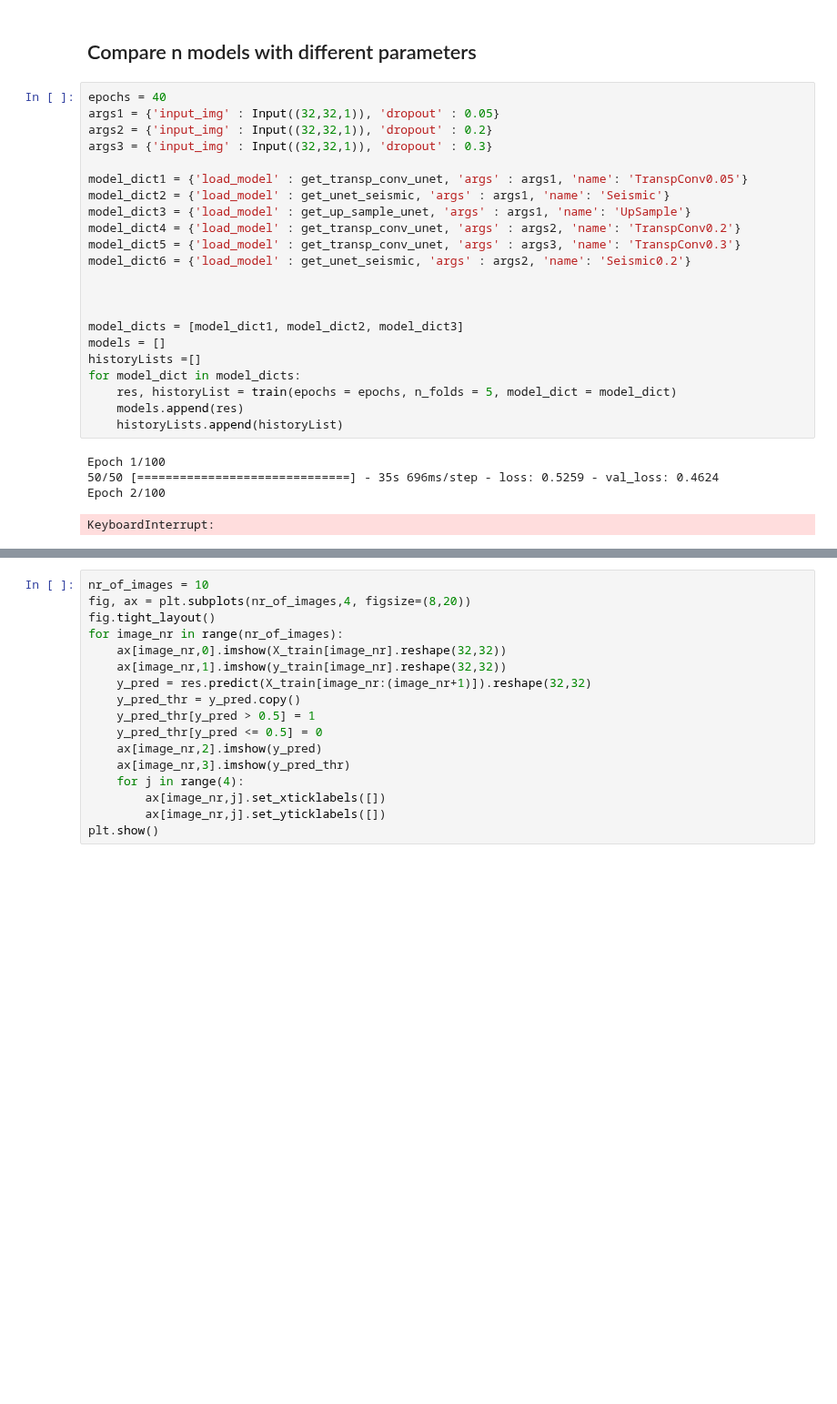
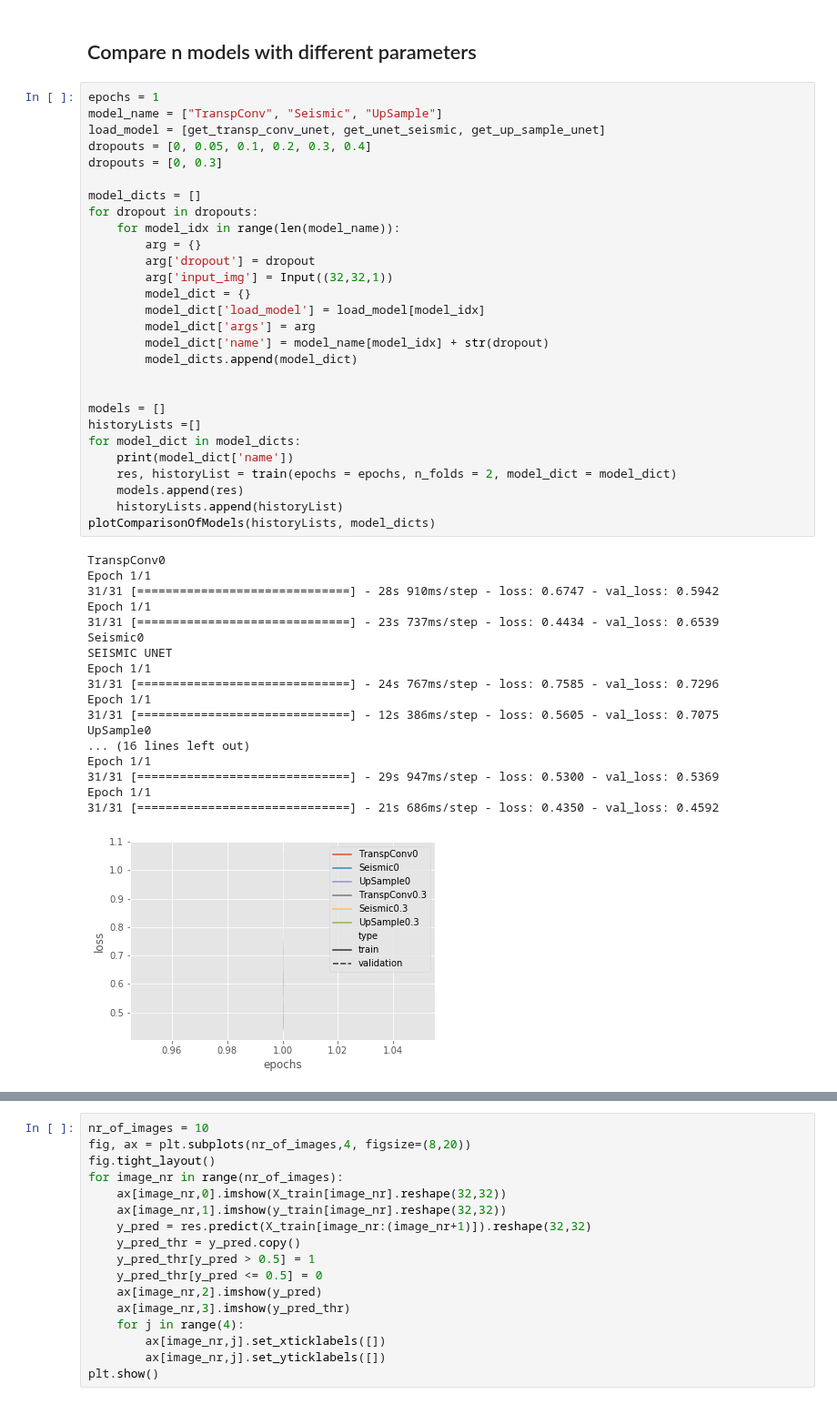
Before and after one commit to mlazic95/-retinal-blood-vessel-segmentation, a Jupyter notebook: src/semantic-segmentation-network.ipynb, the cells around one changed output, grey strips where cells are left out. Shown at 91% size. Saved outputs shown, nothing was run; the diff lists cells and outputs as text; blank space fills up the shorter version.

```diff
--- a/src/semantic-segmentation-network.ipynb
+++ b/src/semantic-segmentation-network.ipynb
@@ -299,31 +296,51 @@ Epoch 20/20
 62/62 [==============================] - 56s 907ms/step - loss: 0.3612
 # %% [markdown]
 ## Compare n models with different parameters
-# %%
-epochs = 40
-args1 = {'input_img' : Input((32,32,1)), 'dropout' : 0.05}
-args2 = {'input_img' : Input((32,32,1)), 'dropout' : 0.2}
-args3 = {'input_img' : Input((32,32,1)), 'dropout' : 0.3}
-
-model_dict1 = {'load_model' : get_transp_conv_unet, 'args' : args1, 'name': 'TranspConv0.05'}
-model_dict2 = {'load_model' : get_unet_seismic, 'args' : args1, 'name': 'Seismic'}
-model_dict3 = {'load_model' : get_up_sample_unet, 'args' : args1, 'name': 'UpSample'}
-model_dict4 = {'load_model' : get_transp_conv_unet, 'args' : args2, 'name': 'TranspConv0.2'}
-model_dict5 = {'load_model' : get_transp_conv_unet, 'args' : args3, 'name': 'TranspConv0.3'}
-model_dict6 = {'load_model' : get_unet_seismic, 'args' : args2, 'name': 'Seismic0.2'}
-
-
-
-model_dicts = [model_dict1, model_dict2, model_dict3]
-models = []
-historyLists =[]
-for model_dict in model_dicts:
-    res, historyList = train(epochs = epochs, n_folds = 5, model_dict = model_dict)
-    models.append(res)
-    historyLists.append(historyList)
-# %% [output]
-Epoch 1/100
-50/50 [==============================] - 35s 696ms/step - loss: 0.5259 - val_loss: 0.4624
-Epoch 2/100
-KeyboardInterrupt:
+# %%
+epochs = 1
+model_name = ["TranspConv", "Seismic", "UpSample"]
+load_model = [get_transp_conv_unet, get_unet_seismic, get_up_sample_unet]
+dropouts = [0, 0.05, 0.1, 0.2, 0.3, 0.4]
+dropouts = [0, 0.3]
+
+model_dicts = []
+for dropout in dropouts:
+    for model_idx in range(len(model_name)):
+        arg = {}
+        arg['dropout'] = dropout
+        arg['input_img'] = Input((32,32,1))
+        model_dict = {}
+        model_dict['load_model'] = load_model[model_idx]
+        model_dict['args'] = arg
+        model_dict['name'] = model_name[model_idx] + str(dropout)
+        model_dicts.append(model_dict)
+
+
+models = []
+historyLists =[]
+for model_dict in model_dicts:
+    print(model_dict['name'])
+    res, historyList = train(epochs = epochs, n_folds = 2, model_dict = model_dict)
+    models.append(res)
+    historyLists.append(historyList)
+plotComparisonOfModels(historyLists, model_dicts)
+# %% [output]
+TranspConv0
+Epoch 1/1
+31/31 [==============================] - 28s 910ms/step - loss: 0.6747 - val_loss: 0.5942
+Epoch 1/1
+31/31 [==============================] - 23s 737ms/step - loss: 0.4434 - val_loss: 0.6539
+Seismic0
+SEISMIC UNET
+Epoch 1/1
+31/31 [==============================] - 24s 767ms/step - loss: 0.7585 - val_loss: 0.7296
+Epoch 1/1
+31/31 [==============================] - 12s 386ms/step - loss: 0.5605 - val_loss: 0.7075
+UpSample0
+... (16 lines left out)
+Epoch 1/1
+31/31 [==============================] - 29s 947ms/step - loss: 0.5300 - val_loss: 0.5369
+Epoch 1/1
+31/31 [==============================] - 21s 686ms/step - loss: 0.4350 - val_loss: 0.4592
+[figure, added]
 # %%
```
Also changed, not shown: parts of 3 cells of this notebook.
